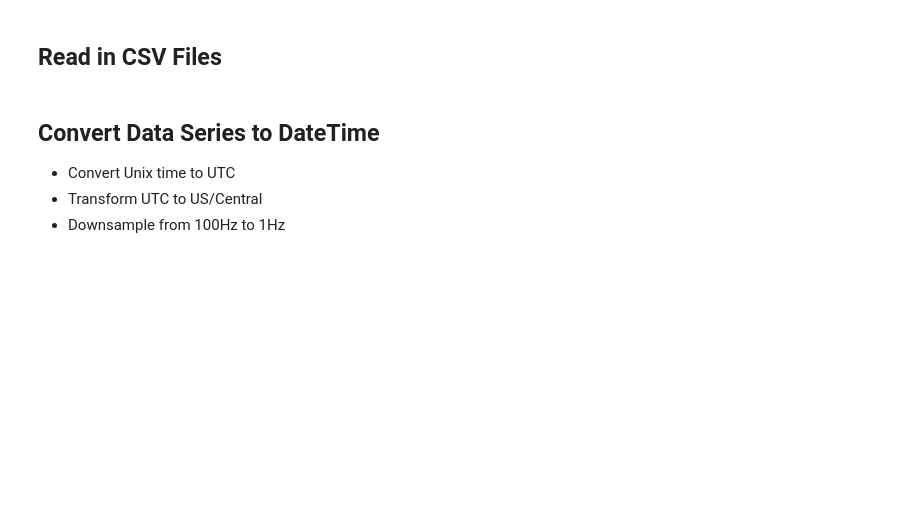
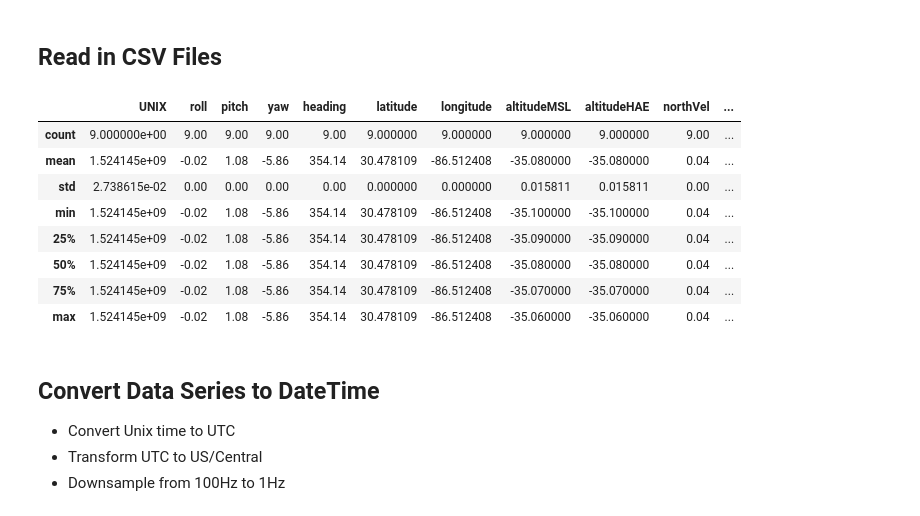
Before and after one commit to wdeike/matplotlib, a Jupyter notebook: SandBox/InjestData.ipynb, the cells around one changed output. Saved outputs shown, nothing was run; the diff lists cells and outputs as text; code cells hidden in the pictures; blank space fills up the shorter version.

```diff
--- a/SandBox/InjestData.ipynb
+++ b/SandBox/InjestData.ipynb
@@ -22,17 +7,21 @@ import coord as cd
 ## Read in CSV Files
 # %%
 #Read in Gun1.csv
-FileFolder = '/Users/wdeike/Documents/Projects/SpaceJam/AC130J/(U)20180419_Ground_Test/'
-FileName = 'InuData_Gun_1.csv'
+FileFolder = 'Data/'
+FileName = 'HR_Data_snip.csv'
 #Gun1 = pd.read_csv(FileFolder+FileName,nrows=50)
-Gun1 = pd.read_csv(FileFolder+FileName)
-#Gun1.describe()
-
-
-#Read in Gun2.csv
-FileName = 'InuData_Gun_2.csv'
-Gun2 = pd.read_csv(FileFolder+FileName)
-#Gun2.describe()
+Gun1 = pd.read_csv(FileFolder+FileName,delim_whitespace=True,skiprows=[1])
+Gun1.describe()
+# %% [output]
+|  | UNIX | roll | pitch | yaw | heading | latitude | longitude | altitudeMSL | altitudeHAE | northVel | ... |
+| count | 9.000000e+00 | 9.00 | 9.00 | 9.00 | 9.00 | 9.000000 | 9.000000 | 9.000000 | 9.000000 | 9.00 | ... |
+| mean | 1.524145e+09 | -0.02 | 1.08 | -5.86 | 354.14 | 30.478109 | -86.512408 | -35.080000 | -35.080000 | 0.04 | ... |
+| std | 2.738615e-02 | 0.00 | 0.00 | 0.00 | 0.00 | 0.000000 | 0.000000 | 0.015811 | 0.015811 | 0.00 | ... |
+| min | 1.524145e+09 | -0.02 | 1.08 | -5.86 | 354.14 | 30.478109 | -86.512408 | -35.100000 | -35.100000 | 0.04 | ... |
+| 25% | 1.524145e+09 | -0.02 | 1.08 | -5.86 | 354.14 | 30.478109 | -86.512408 | -35.090000 | -35.090000 | 0.04 | ... |
+| 50% | 1.524145e+09 | -0.02 | 1.08 | -5.86 | 354.14 | 30.478109 | -86.512408 | -35.080000 | -35.080000 | 0.04 | ... |
+| 75% | 1.524145e+09 | -0.02 | 1.08 | -5.86 | 354.14 | 30.478109 | -86.512408 | -35.070000 | -35.070000 | 0.04 | ... |
+| max | 1.524145e+09 | -0.02 | 1.08 | -5.86 | 354.14 | 30.478109 | -86.512408 | -35.060000 | -35.060000 | 0.04 | ... |
 # %% [markdown]
 ## Convert Data Series to DateTime
 - Convert Unix time to UTC
```
Also changed, not shown: parts of 5 cells of this notebook.
